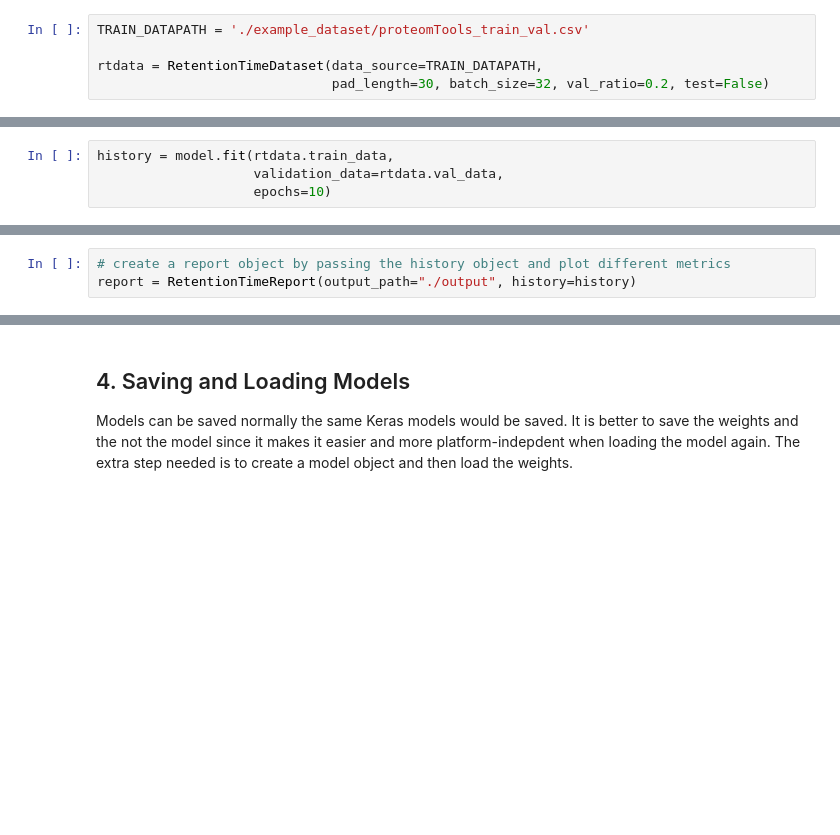
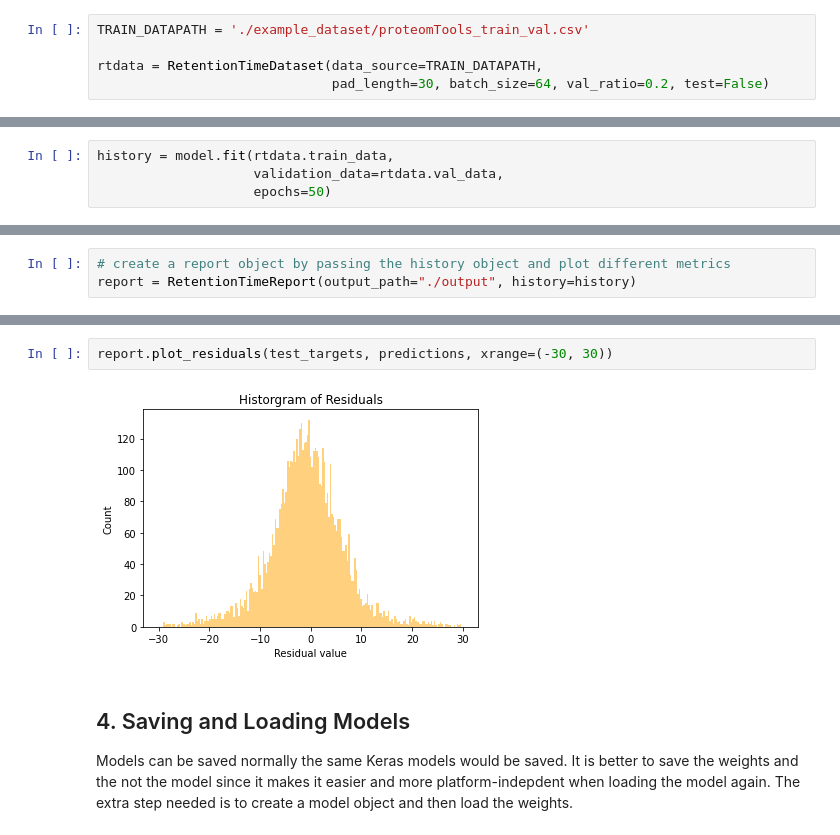
Before and after one commit to wilhelm-lab/dlomix, a Jupyter notebook: Example_RTModel_Walkthrough.ipynb, the cells around one changed output, grey strips where cells are left out. Cells and saved outputs as stored; diff of their text form; blank space fills up the shorter version.

```diff
--- a/Example_RTModel_Walkthrough.ipynb
+++ b/Example_RTModel_Walkthrough.ipynb
@@ -32,7 +35,7 @@ from dlpro.data.RetentionTimeDataset import RetentionTimeDataset
 TRAIN_DATAPATH = './example_dataset/proteomTools_train_val.csv'
 
 rtdata = RetentionTimeDataset(data_source=TRAIN_DATAPATH,
-                              pad_length=30, batch_size=32, val_ratio=0.2, test=False)
+                              pad_length=30, batch_size=64, val_ratio=0.2, test=False)
 # %% [markdown]
 Now we have an RT dataset that can be used directly with standard or custom `Keras` models. This wrapper contains the splits we chose when creating it. In our case, they are training and validation splits. To get the TF Dataset, we call the attributes `.train_data` and `.val_data`.
 # %%
@@ -72,4 +79,4 @@ We store the result of training so that we can explore the metrics and the losse
 # %%
 history = model.fit(rtdata.train_data,
                     validation_data=rtdata.val_data,
-                    epochs=10)
+                    epochs=50)
@@ -122,3 +162,7 @@ report.plot_highlight_data_portion(test_targets, predictions)
+# %%
+report.plot_residuals(test_targets, predictions, xrange=(-30, 30))
+# %% [output]
+[figure, added]
 # %% [markdown]
 ## 4. Saving and Loading Models
 
```
Also changed, not shown: parts of 15 cells of this notebook, 1 other file.
